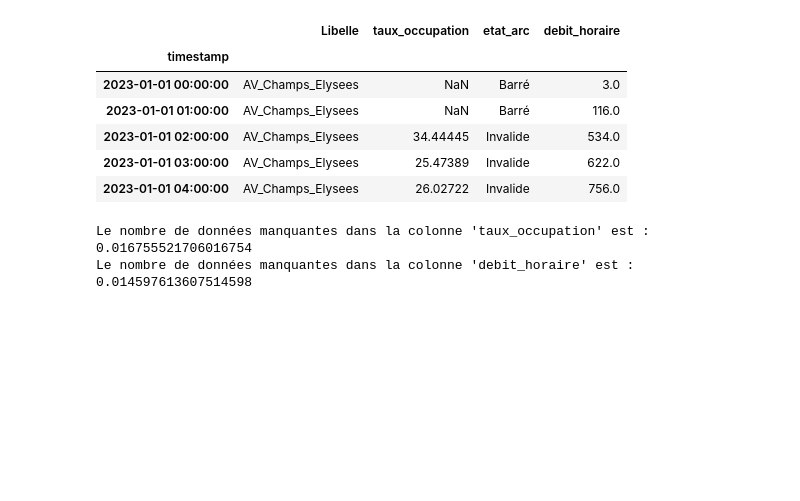
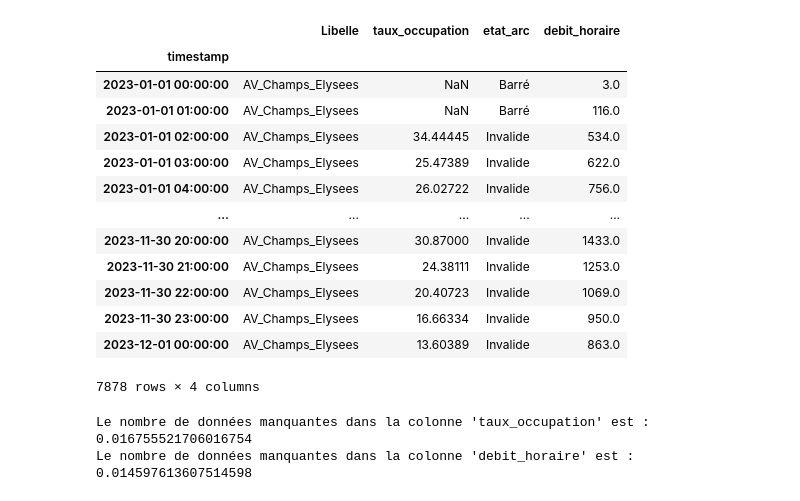
Before and after one commit to maceoduriez/Datathon_BCG_colissiMONSTRE, a Jupyter notebook: datathon_bcg/notebooks/Louis.ipynb, the cells around one changed output. Saved outputs shown, nothing was run; the diff lists cells and outputs as text; code cells hidden in the pictures; blank space fills up the shorter version.

```diff
--- a/datathon_bcg/notebooks/Louis.ipynb
+++ b/datathon_bcg/notebooks/Louis.ipynb
@@ -14,15 +21,22 @@ df=pd.read_csv(r"C:\Users\louis\OneDrive\Documents\CS\BCG Datathon\Datathon_BCG_
 # %%
 df=traiter_donnees(df)
 # %%
-df.head()
+df
 # %% [output]
 |  | Libelle | taux_occupation | etat_arc | debit_horaire |
 | timestamp |  |  |  |  |
 | 2023-01-01 00:00:00 | AV_Champs_Elysees | NaN | Barré | 3.0 |
 | 2023-01-01 01:00:00 | AV_Champs_Elysees | NaN | Barré | 116.0 |
 | 2023-01-01 02:00:00 | AV_Champs_Elysees | 34.44445 | Invalide | 534.0 |
 | 2023-01-01 03:00:00 | AV_Champs_Elysees | 25.47389 | Invalide | 622.0 |
 | 2023-01-01 04:00:00 | AV_Champs_Elysees | 26.02722 | Invalide | 756.0 |
+| ... | ... | ... | ... | ... |
+| 2023-11-30 20:00:00 | AV_Champs_Elysees | 30.87000 | Invalide | 1433.0 |
+| 2023-11-30 21:00:00 | AV_Champs_Elysees | 24.38111 | Invalide | 1253.0 |
+| 2023-11-30 22:00:00 | AV_Champs_Elysees | 20.40723 | Invalide | 1069.0 |
+| 2023-11-30 23:00:00 | AV_Champs_Elysees | 16.66334 | Invalide | 950.0 |
+| 2023-12-01 00:00:00 | AV_Champs_Elysees | 13.60389 | Invalide | 863.0 |
+7878 rows × 4 columns
 # %%
 # Compter les valeurs manquantes dans la colonne spécifiée
 nombre_de_donnees_manquantes = df["taux_occupation"].isnull().sum()/len(df)
```
Also changed, not shown: parts of 15 cells of this notebook.
